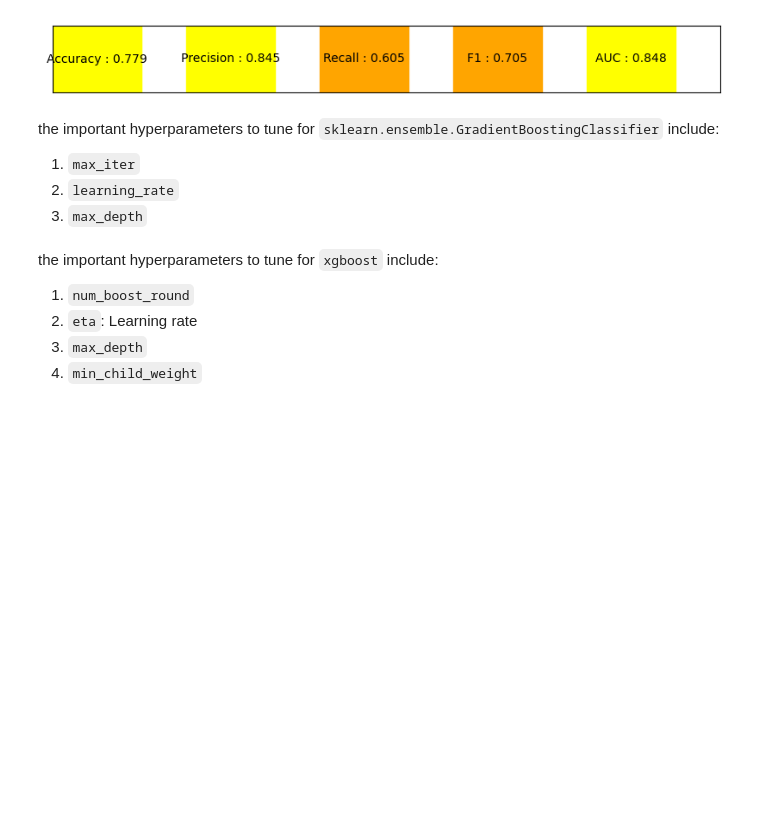
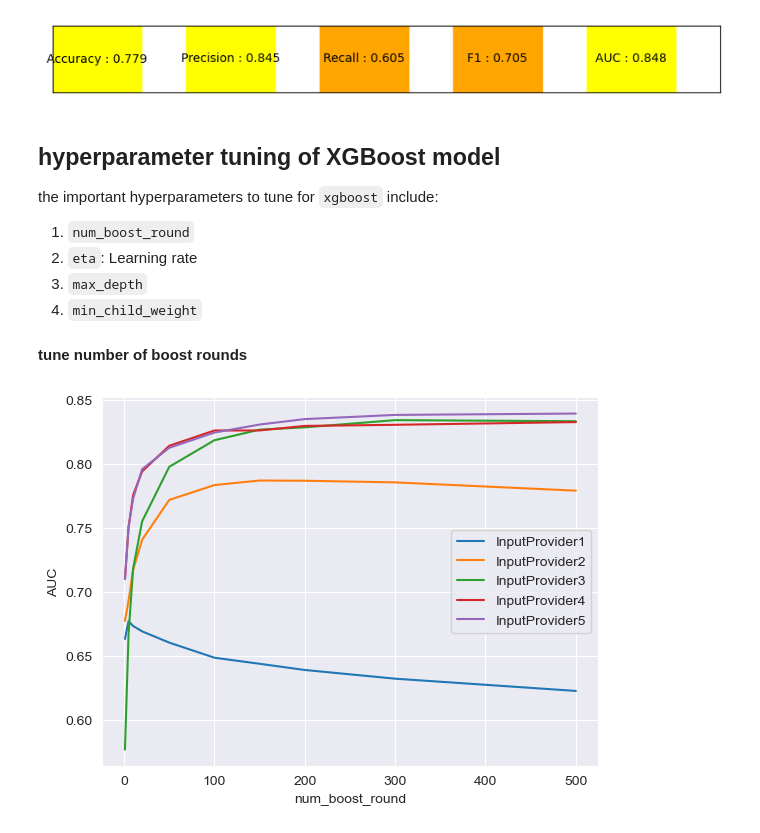
Before and after one commit to shayansm2/kaggle-playground, a Jupyter notebook: nlp-getting-started/hyper-parameter.ipynb, the cells around one changed output. Saved outputs shown, nothing was run; the diff lists cells and outputs as text; code cells hidden in the pictures; blank space fills up the shorter version.

Commit message:
almost finished hyperparameter tuning of xgboost model

```diff
--- a/nlp-getting-started/hyper-parameter.ipynb
+++ b/nlp-getting-started/hyper-parameter.ipynb
@@ -470,14 +468,36 @@ report(TrainValidationWorkflow(
 # %% [output]
 [figure]
 [figure]
-# %% [markdown]
-the important hyperparameters to tune for `sklearn.ensemble.GradientBoostingClassifier` include:
-1. `max_iter`
-2. `learning_rate`
-3. `max_depth`
 # %% [markdown]
+## hyperparameter tuning of XGBoost model
 the important hyperparameters to tune for `xgboost` include:
 1. `num_boost_round`
 2. `eta`: Learning rate
 3. `max_depth`
 4. `min_child_weight`
+
+#### tune number of boost rounds
+# %%
+performance = dict()
+boost_rounds = [1, 5, 10, 20, 50, 100, 150, 200, 300, 500]
+
+for input_provider in input_providers:
+    performance[input_provider.__class__.__name__] = []
+    for n_boost_round in boost_rounds:
+        metrics = TrainValidationWorkflow(
+            model=XGBoostModel().set_hyper_parameter('num_boost_round', n_boost_round).set_hyper_parameter('seed',
+                                                                                                           random_state_seed),
+            input_provider=input_provider,
+            df_train=df_train,
+            df_validation=df_validation
+        ).get_metrics_calculator()
+
+        performance[input_provider.__class__.__name__].append(metrics.get_auc())
+# %%
+for key, value in performance.items():
+    plt.plot(boost_rounds, value, label=key)
+    plt.xlabel('num_boost_round')
+    plt.ylabel('AUC')
+    plt.legend()
+# %% [output]
+[figure, added]
```
Also changed, not shown: parts of 6 cells of this notebook, 1 other file.
